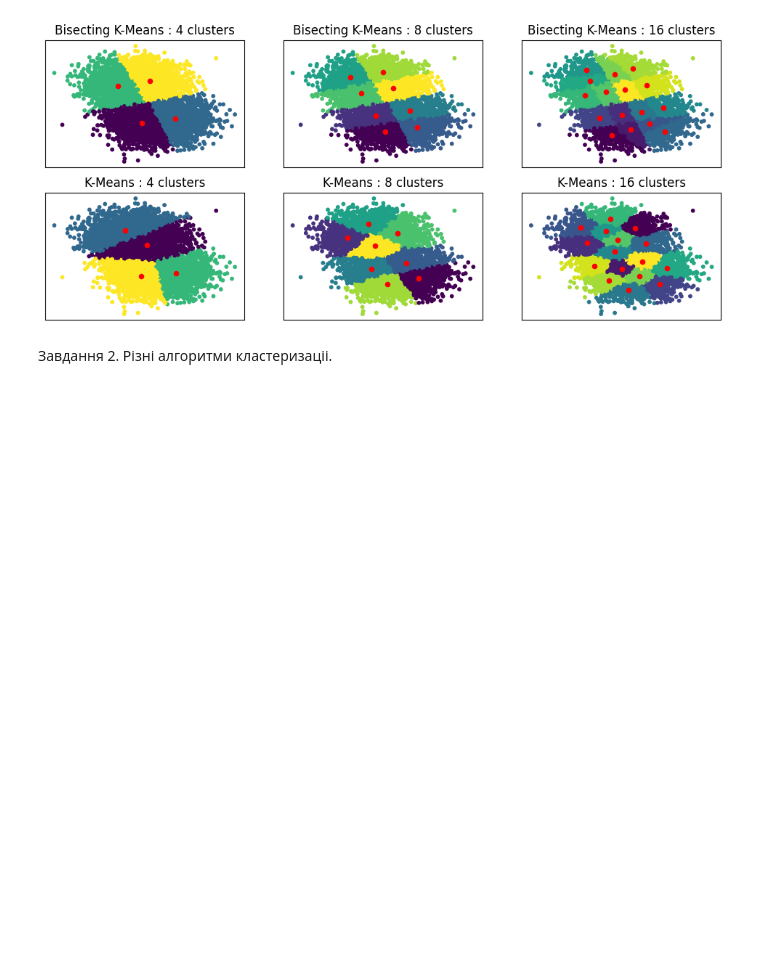
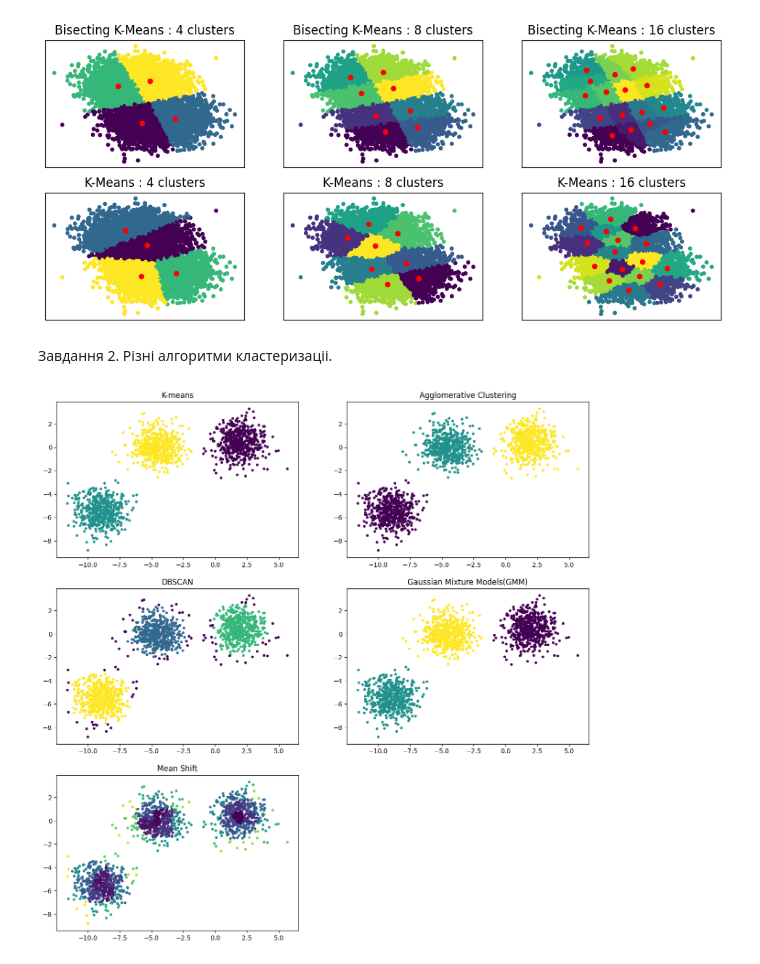
Before and after one commit to SiracencoSerghei/DataScienceHW, a Jupyter notebook: example_kaggle/les_4/clusterization.ipynb, the cells around one changed output. Cells and saved outputs as stored; diff of their text form; code cells hidden in the pictures; blank space fills up the shorter version.

```diff
--- a/example_kaggle/les_4/clusterization.ipynb
+++ b/example_kaggle/les_4/clusterization.ipynb
@@ -65,0 +57,58 @@ n_clusters = 3
+# %%
+# Generate sample data
+n_samples = 1_500
+random_state = 170
+
+X, _ = make_blobs(n_samples=n_samples, random_state=random_state)
+
+# визначення кількості кластерів
+n_clusters = 3
+
+# Метод K-Means
+kmeans = KMeans(n_clusters=n_clusters)
+y_kmeans = kmeans.fit_predict(X)
+
+# Іерархічна кластеризація (Agglomerative Clustering)
+agglo = AgglomerativeClustering(n_clusters=n_clusters)
+y_agglo = agglo.fit_predict(X)
+
+# DBSCAN
+dbscan = DBSCAN(eps=0.5, min_samples=10)
+y_dbscan = dbscan.fit_predict(X)
+
+# Mean Shift
+mean_shift = MeanShift(bandwidth=0.5)
+y_mean_shift = mean_shift.fit_predict(X)
+
+# Gaussian Mixture Models(GMM)
+gmm = GaussianMixture(n_components=n_clusters, random_state=random_state)
+y_gmm = gmm.fit_predict(X)
+
+# візуалізація результатів
+fig, axs = plt.subplots(3, 2, figsize=(15, 15))
+
+# K-means
+axs[0, 0].scatter(X[:,0], X[:, 1], c=y_kmeans, s=10, cmap="viridis")
+axs[0, 0].set_title("K-means")
+
+# Agglomerative Clustering
+axs[0, 1].scatter(X[:,0], X[:, 1], c=y_agglo, s=10, cmap="viridis")
+axs[0, 1].set_title("Agglomerative Clustering")
+
+# DBSCAN
+axs[1, 0].scatter(X[:,0], X[:, 1], c=y_dbscan, s=10, cmap="viridis")
+axs[1, 0].set_title("DBSCAN")
+
+#Gaussian Mixture Models(GMM)
+axs[1, 1].scatter(X[:,0], X[:, 1], c=y_gmm, s=10, cmap="viridis")
+axs[1, 1].set_title("Gaussian Mixture Models(GMM)")
+
+# Mean Shift
+axs[2, 0].scatter(X[:,0], X[:, 1], c=y_mean_shift, s=10, cmap="viridis")
+axs[2, 0].set_title("Mean Shift")
+
+# Залишаємо останню ячейку порожньою
+axs[2, 1].axis("off")
+plt.show()
+# %% [output]
+[figure, added]
```
Also changed, not shown: parts of 2 cells of this notebook.
